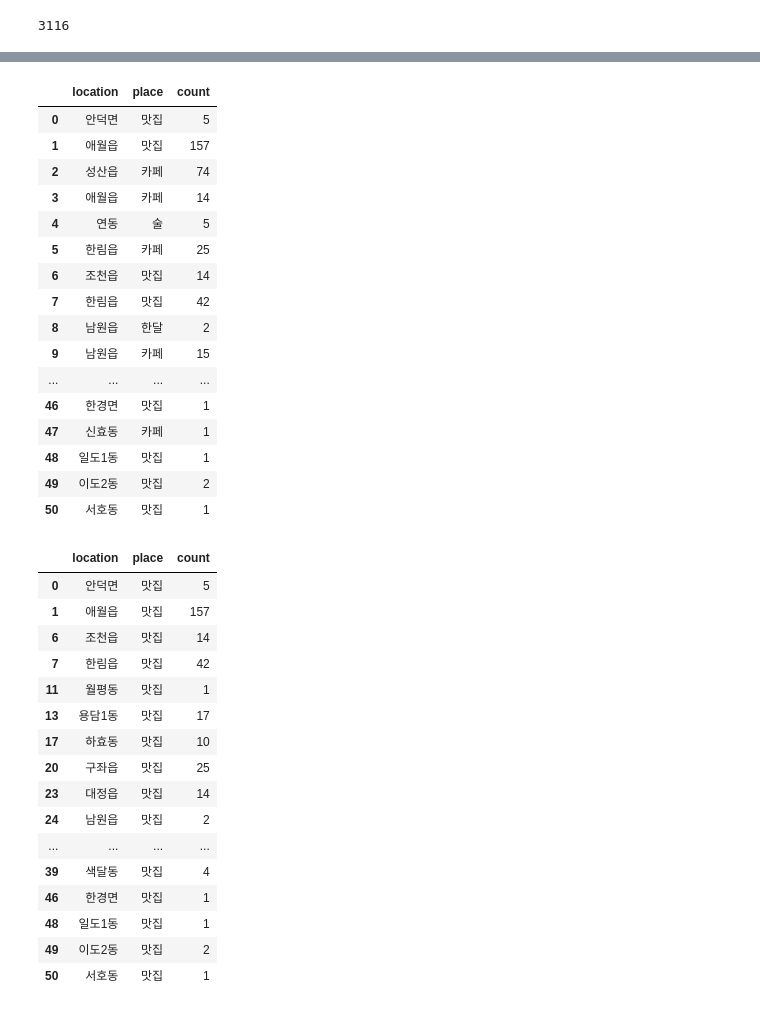
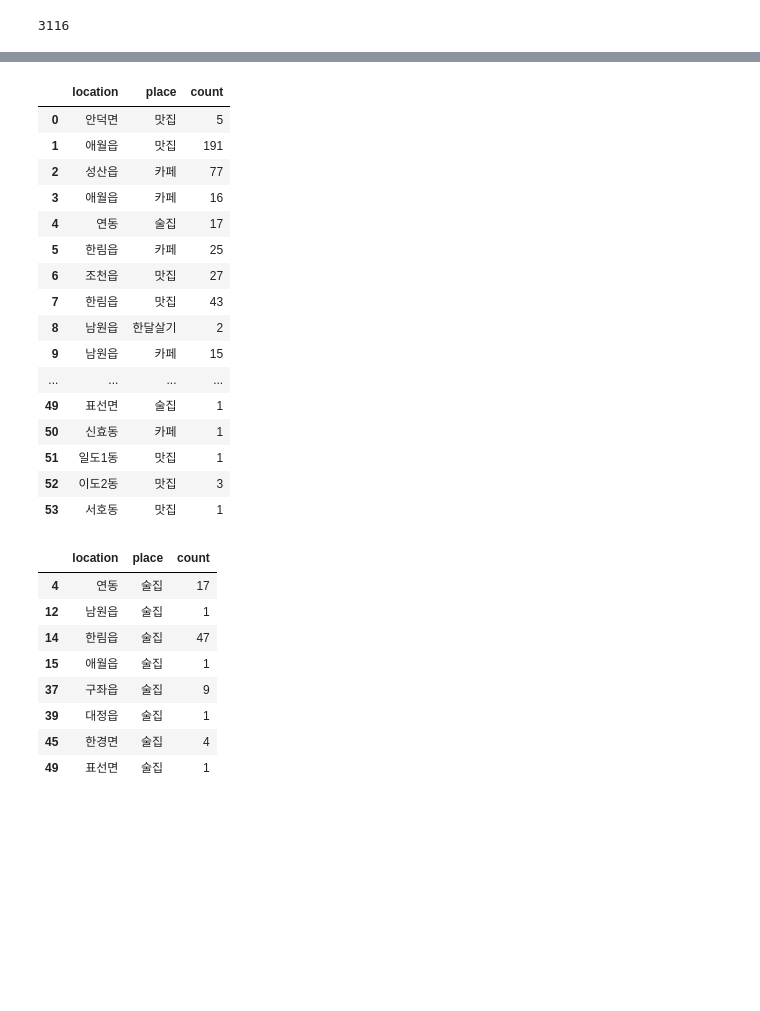
Before and after one commit to EunhoCho/RRRRRR, a Jupyter notebook: Preprocessing.ipynb, the cells around one changed output, grey strips where cells are left out. Saved outputs shown, nothing was run; the diff lists cells and outputs as text; code cells hidden in the pictures; blank space fills up the shorter version.

```diff
--- a/Preprocessing.ipynb
+++ b/Preprocessing.ipynb
@@ -144,5 +146,7 @@ KeyboardInterrupt:
 # %%
+posts_df = pd.read_csv('dataframes/posts.csv')
 df_loc = pd.read_csv('dataframes/locations_coord.csv')
+
 addresses = list(set(df_loc['address']))
 
 def address2unit(address):
@@ -172,4 +176,3 @@ def address2unit(address):
 address_units = [address2unit(address) for address in addresses]
 
 address_units = list(set(address_units))
-address_units
@@ -407,7 +393,20 @@ df_loc
 from collections import defaultdict
 
 locations = address_units
-places = ['맛집', '카페', '술', '한달']
+places = ['맛집', '카페', '술집', '한달살기']
+places_tags = {
+    '맛집': ['맛집', '식당', '맛', '밥'],
+    '카페': ['카페', '커피', 'cafe'],
+    '술집': ['술', '술집', 'pub', '펍', '맥주', '와인', 'bar'],
+    '한달살기': ['한달']
+}
+
+def is_match_tag(tag, place_key):
+    for place in places_tags[place_key]:
+        if place in tag:
+            return True
+
+    return False
 
 def generate_location_tags(hashtags, locations, places):
     hashtag_dict = defaultdict(int)
@@ -421,7 +420,7 @@ def generate_location_tags(hashtags, locations, places):
                 tag_type[0] = location
 
         for place in places:
-            if place in hashtag:
+            if is_match_tag(hashtag, place):
                 tag_type[1] = place
 
         if not None in tag_type:
@@ -444,46 +443,38 @@ location_tags
 # %% [output]
 |  | location | place | count |
 | 0 | 안덕면 | 맛집 | 5 |
-| 1 | 애월읍 | 맛집 | 157 |
-| 2 | 성산읍 | 카페 | 74 |
-| 3 | 애월읍 | 카페 | 14 |
-| 4 | 연동 | 술 | 5 |
+| 1 | 애월읍 | 맛집 | 191 |
+| 2 | 성산읍 | 카페 | 77 |
+| 3 | 애월읍 | 카페 | 16 |
+| 4 | 연동 | 술집 | 17 |
 | 5 | 한림읍 | 카페 | 25 |
-| 6 | 조천읍 | 맛집 | 14 |
-| 7 | 한림읍 | 맛집 | 42 |
-| 8 | 남원읍 | 한달 | 2 |
+| 6 | 조천읍 | 맛집 | 27 |
+| 7 | 한림읍 | 맛집 | 43 |
+| 8 | 남원읍 | 한달살기 | 2 |
 | 9 | 남원읍 | 카페 | 15 |
 | ... | ... | ... | ... |
-| 46 | 한경면 | 맛집 | 1 |
-| 47 | 신효동 | 카페 | 1 |
-| 48 | 일도1동 | 맛집 | 1 |
-| 49 | 이도2동 | 맛집 | 2 |
-| 50 | 서호동 | 맛집 | 1 |
+| 49 | 표선면 | 술집 | 1 |
+| 50 | 신효동 | 카페 | 1 |
+| 51 | 일도1동 | 맛집 | 1 |
+| 52 | 이도2동 | 맛집 | 3 |
+| 53 | 서호동 | 맛집 | 1 |
 # %%
 m1 = location_tags.place == '맛집'
 m2 = location_tags.place == '카페'
-m3 = location_tags.place == '술'
-m4 = location_tags.place == '한달'
+m3 = location_tags.place == '술집'
+m4 = location_tags.place == '한달살기'
 # %%
-location_tags[m1]
+location_tags[m3]
 # %% [output]
 |  | location | place | count |
-| 0 | 안덕면 | 맛집 | 5 |
-| 1 | 애월읍 | 맛집 | 157 |
-| 6 | 조천읍 | 맛집 | 14 |
-| 7 | 한림읍 | 맛집 | 42 |
-| 11 | 월평동 | 맛집 | 1 |
-| 13 | 용담1동 | 맛집 | 17 |
-| 17 | 하효동 | 맛집 | 10 |
-| 20 | 구좌읍 | 맛집 | 25 |
-| 23 | 대정읍 | 맛집 | 14 |
-| 24 | 남원읍 | 맛집 | 2 |
-| ... | ... | ... | ... |
-| 39 | 색달동 | 맛집 | 4 |
-| 46 | 한경면 | 맛집 | 1 |
-| 48 | 일도1동 | 맛집 | 1 |
-| 49 | 이도2동 | 맛집 | 2 |
-| 50 | 서호동 | 맛집 | 1 |
+| 4 | 연동 | 술집 | 17 |
+| 12 | 남원읍 | 술집 | 1 |
+| 14 | 한림읍 | 술집 | 47 |
+| 15 | 애월읍 | 술집 | 1 |
+| 37 | 구좌읍 | 술집 | 9 |
+| 39 | 대정읍 | 술집 | 1 |
+| 45 | 한경면 | 술집 | 4 |
+| 49 | 표선면 | 술집 | 1 |
 # %%
 location_tags[m1].to_csv('dataframes/location_tags_restaurant.csv')
 location_tags[m2].to_csv('dataframes/location_tags_cafe.csv')
```
Also changed, not shown: parts of 9 cells of this notebook, 17 other files.
